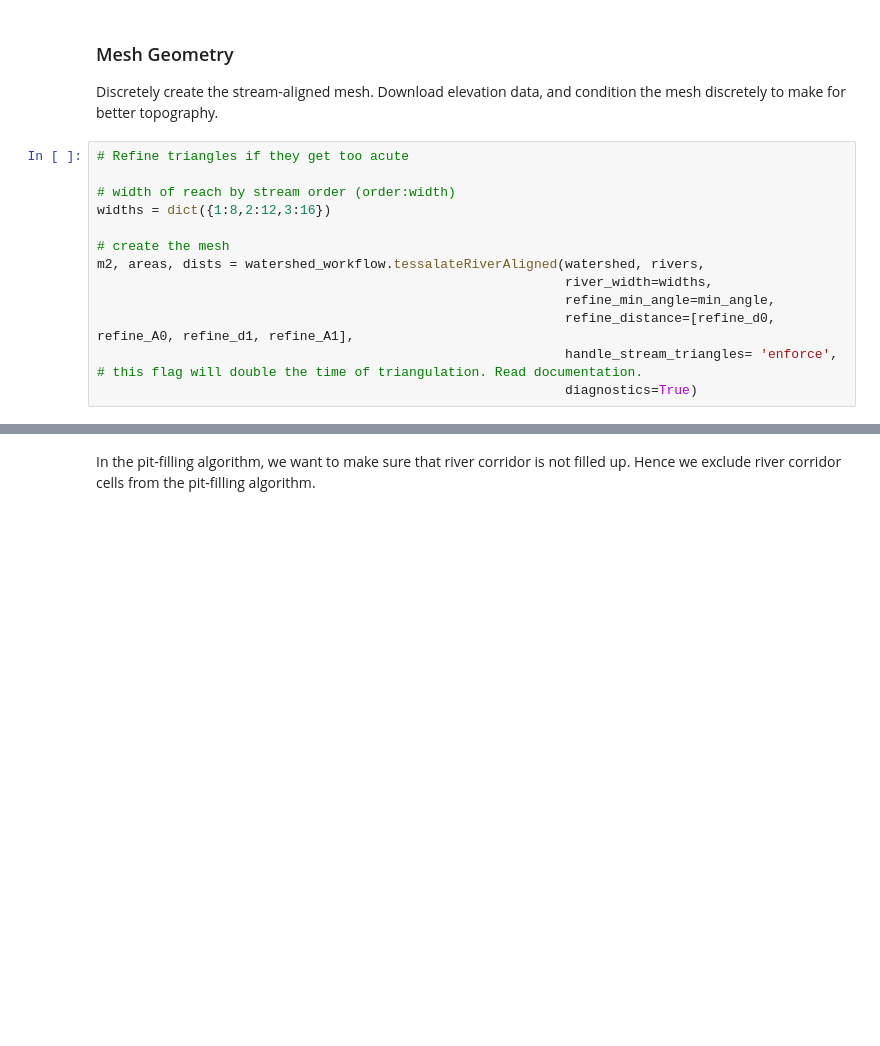
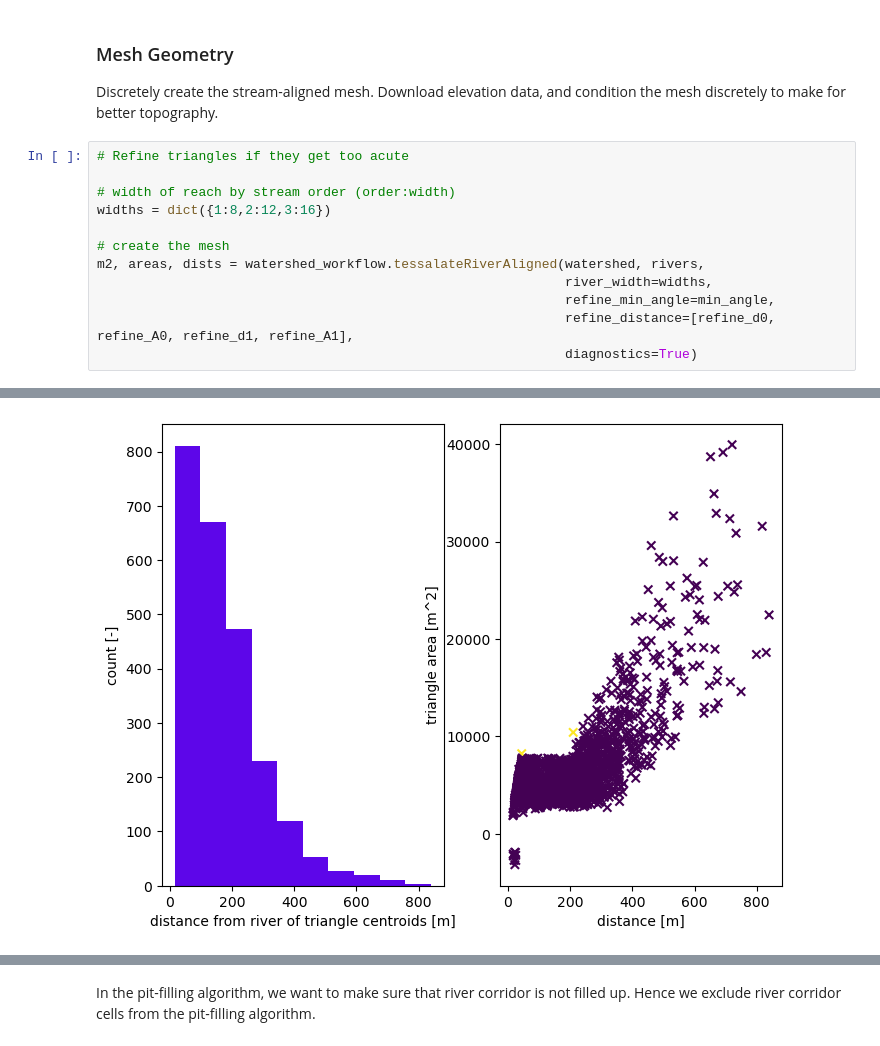
Before and after one commit to environmental-modeling-workflows/watershed-workflow, a Jupyter notebook: examples/coweeta_stream_aligned_mesh.ipynb, the cells around one changed output, grey strips where cells are left out. Cells and saved outputs as stored; diff of their text form; blank space fills up the shorter version.

```diff
--- a/examples/coweeta_stream_aligned_mesh.ipynb
+++ b/examples/coweeta_stream_aligned_mesh.ipynb
@@ -274,5 +331,5 @@ m2, areas, dists = watershed_workflow.tessalateRiverAligned(watershed, rivers,
                                                             river_width=widths,
                                                             refine_min_angle=min_angle,
                                                             refine_distance=[refine_d0, refine_A0, refine_d1, refine_A1],
-                                                            handle_stream_triangles= 'enforce', # this flag will double the time of triangulation. Read documentation.
                                                             diagnostics=True)
+# %% [output]
@@ -279,3 +353,4 @@ m2, areas, dists = watershed_workflow.tessalateRiverAligned(watershed, rivers,
+[figure, added]
 # %%
 # get a raster for the elevation map, based on 3DEP
 dem = sources['DEM'].getDataset(watershed.exterior, watershed.crs)['dem']
```
Also changed, not shown: parts of 15 cells of this notebook, 3 other files.
